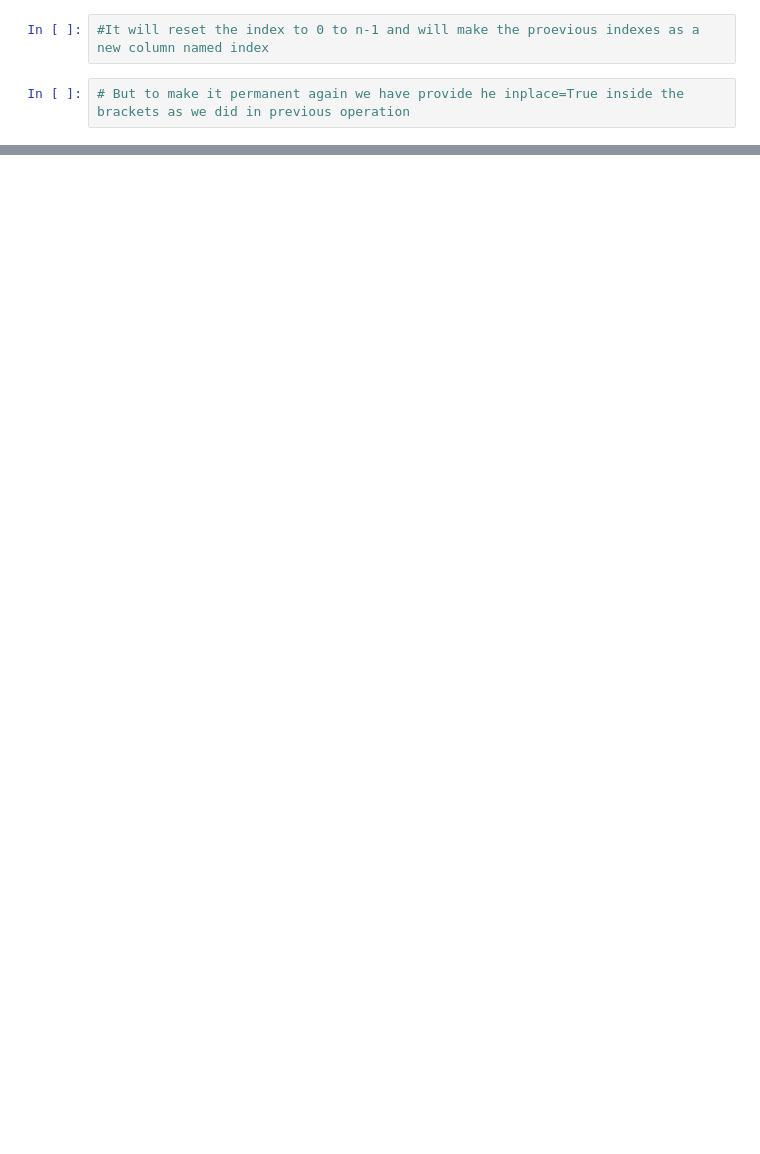
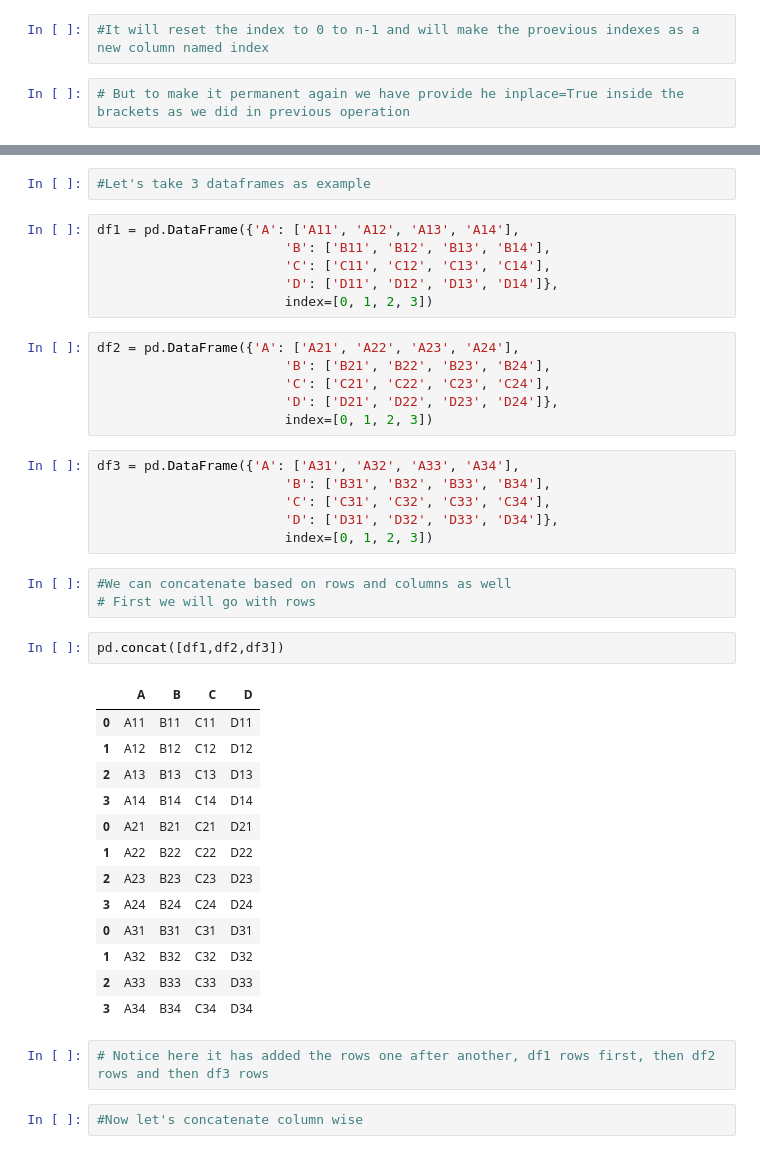
Before and after one commit to MLisEasy/Python-basics, a Jupyter notebook: Introduction to Pandas.ipynb, the cells around one changed output, grey strips where cells are left out. Saved outputs shown, nothing was run; the diff lists cells and outputs as text; blank space fills up the shorter version.

```diff
--- a/Introduction to Pandas.ipynb
+++ b/Introduction to Pandas.ipynb
@@ -403,0 +454,43 @@ df.set_index('y')
+# %%
+#Let's take 3 dataframes as example
+# %%
+df1 = pd.DataFrame({'A': ['A11', 'A12', 'A13', 'A14'],
+                        'B': ['B11', 'B12', 'B13', 'B14'],
+                        'C': ['C11', 'C12', 'C13', 'C14'],
+                        'D': ['D11', 'D12', 'D13', 'D14']},
+                        index=[0, 1, 2, 3])
+# %%
+df2 = pd.DataFrame({'A': ['A21', 'A22', 'A23', 'A24'],
+                        'B': ['B21', 'B22', 'B23', 'B24'],
+                        'C': ['C21', 'C22', 'C23', 'C24'],
+                        'D': ['D21', 'D22', 'D23', 'D24']},
+                        index=[0, 1, 2, 3])
+# %%
+df3 = pd.DataFrame({'A': ['A31', 'A32', 'A33', 'A34'],
+                        'B': ['B31', 'B32', 'B33', 'B34'],
+                        'C': ['C31', 'C32', 'C33', 'C34'],
+                        'D': ['D31', 'D32', 'D33', 'D34']},
+                        index=[0, 1, 2, 3])
+# %%
+#We can concatenate based on rows and columns as well
+# First we will go with rows
+# %%
+pd.concat([df1,df2,df3])
+# %% [output]
+|  | A | B | C | D |
+| 0 | A11 | B11 | C11 | D11 |
+| 1 | A12 | B12 | C12 | D12 |
+| 2 | A13 | B13 | C13 | D13 |
+| 3 | A14 | B14 | C14 | D14 |
+| 0 | A21 | B21 | C21 | D21 |
+| 1 | A22 | B22 | C22 | D22 |
+| 2 | A23 | B23 | C23 | D23 |
+| 3 | A24 | B24 | C24 | D24 |
+| 0 | A31 | B31 | C31 | D31 |
+| 1 | A32 | B32 | C32 | D32 |
+| 2 | A33 | B33 | C33 | D33 |
+| 3 | A34 | B34 | C34 | D34 |
+# %%
+# Notice here it has added the rows one after another, df1 rows first, then df2 rows and then df3 rows
+# %%
+#Now let's concatenate column wise
```
Also changed, not shown: parts of 86 cells of this notebook.
